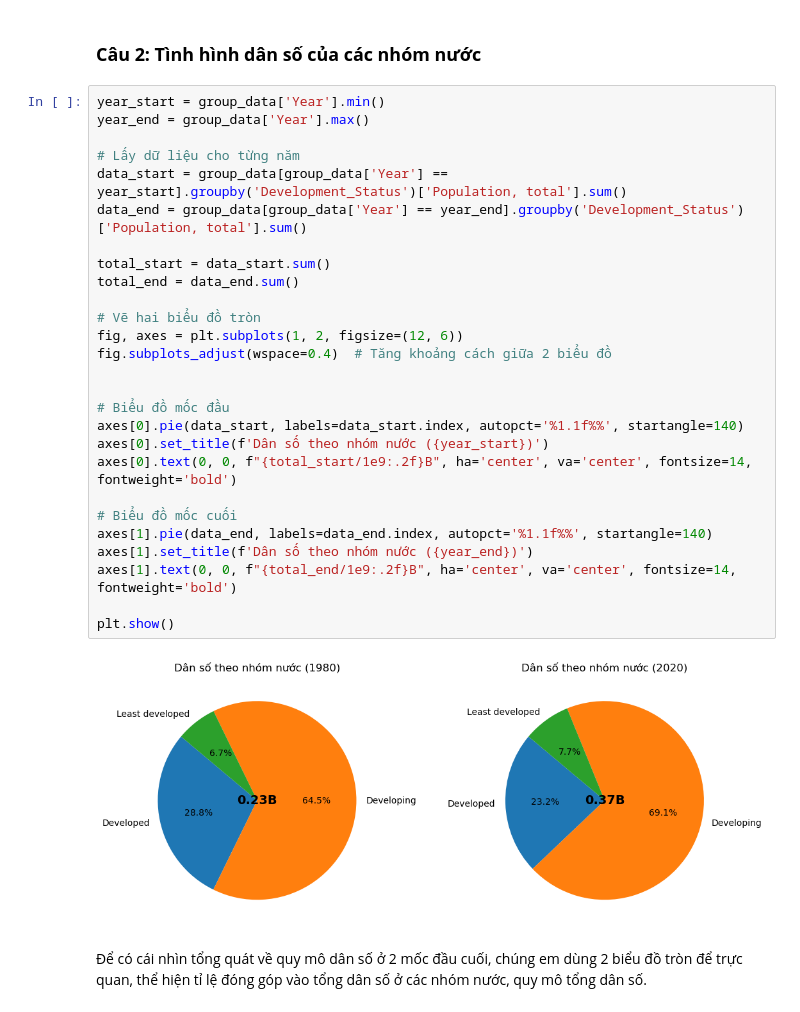
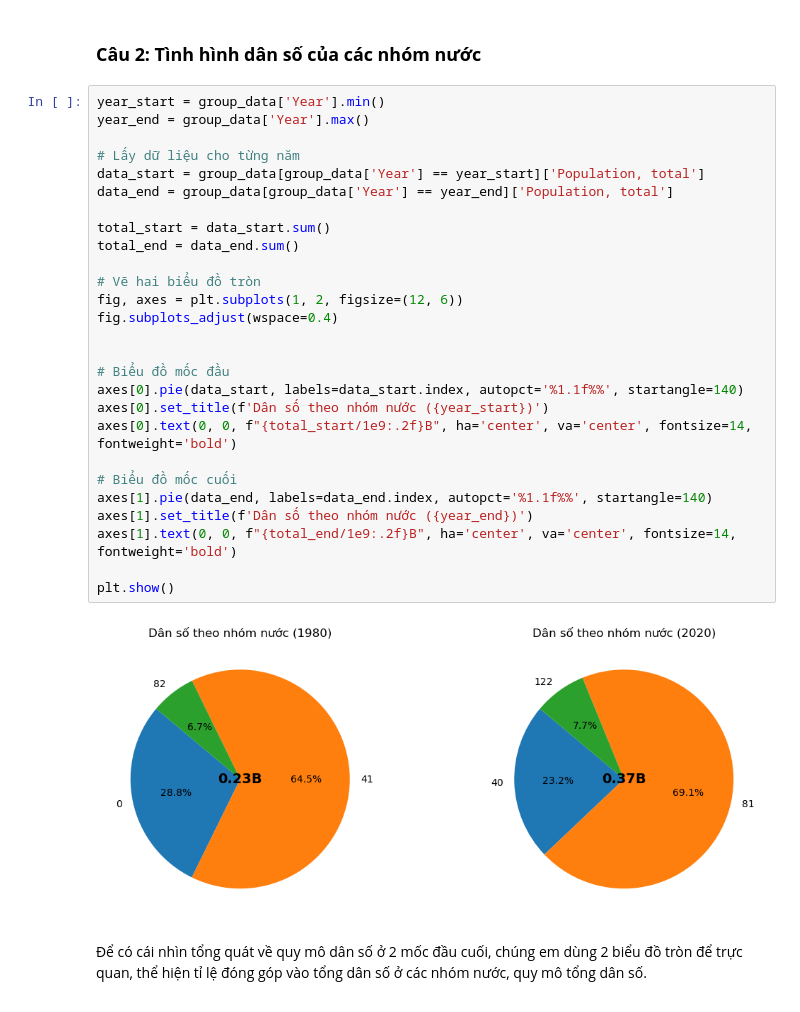
Before and after one commit to DucHung0109/DV_Lab2, a Jupyter notebook: 22127142_22127190_22127227.ipynb, the cells around one changed output. Saved outputs shown, nothing was run; the diff lists cells and outputs as text.

```diff
--- a/22127142_22127190_22127227.ipynb
+++ b/22127142_22127190_22127227.ipynb
@@ -362,32 +362,32 @@ Vì là biểu đồ để so sánh qua thời gian nên em đã chọn biểu
 # %%
 year_start = group_data['Year'].min()
 year_end = group_data['Year'].max()
 
 # Lấy dữ liệu cho từng năm
-data_start = group_data[group_data['Year'] == year_start].groupby('Development_Status')['Population, total'].sum()
-data_end = group_data[group_data['Year'] == year_end].groupby('Development_Status')['Population, total'].sum()
+data_start = group_data[group_data['Year'] == year_start]['Population, total']
+data_end = group_data[group_data['Year'] == year_end]['Population, total']
 
 total_start = data_start.sum()
 total_end = data_end.sum()
 
 # Vẽ hai biểu đồ tròn
 fig, axes = plt.subplots(1, 2, figsize=(12, 6))
-fig.subplots_adjust(wspace=0.4)  # Tăng khoảng cách giữa 2 biểu đồ
+fig.subplots_adjust(wspace=0.4)
 
 
 # Biểu đồ mốc đầu
 axes[0].pie(data_start, labels=data_start.index, autopct='%1.1f%%', startangle=140)
 axes[0].set_title(f'Dân số theo nhóm nước ({year_start})')
 axes[0].text(0, 0, f"{total_start/1e9:.2f}B", ha='center', va='center', fontsize=14, fontweight='bold')
 
 # Biểu đồ mốc cuối
 axes[1].pie(data_end, labels=data_end.index, autopct='%1.1f%%', startangle=140)
 axes[1].set_title(f'Dân số theo nhóm nước ({year_end})')
 axes[1].text(0, 0, f"{total_end/1e9:.2f}B", ha='center', va='center', fontsize=14, fontweight='bold')
 
 plt.show()
 # %% [output]
-[figure, old version]
+[figure, new version]
 # %% [markdown]
 Để có cái nhìn tổng quát về quy mô dân số ở 2 mốc đầu cuối, chúng em dùng 2 biểu đồ tròn để trực quan, thể hiện tỉ lệ đóng góp vào tổng dân số ở các nhóm nước, quy mô tổng dân số.
 # %% [markdown]
```
Also changed, not shown: parts of 3 cells of this notebook.
